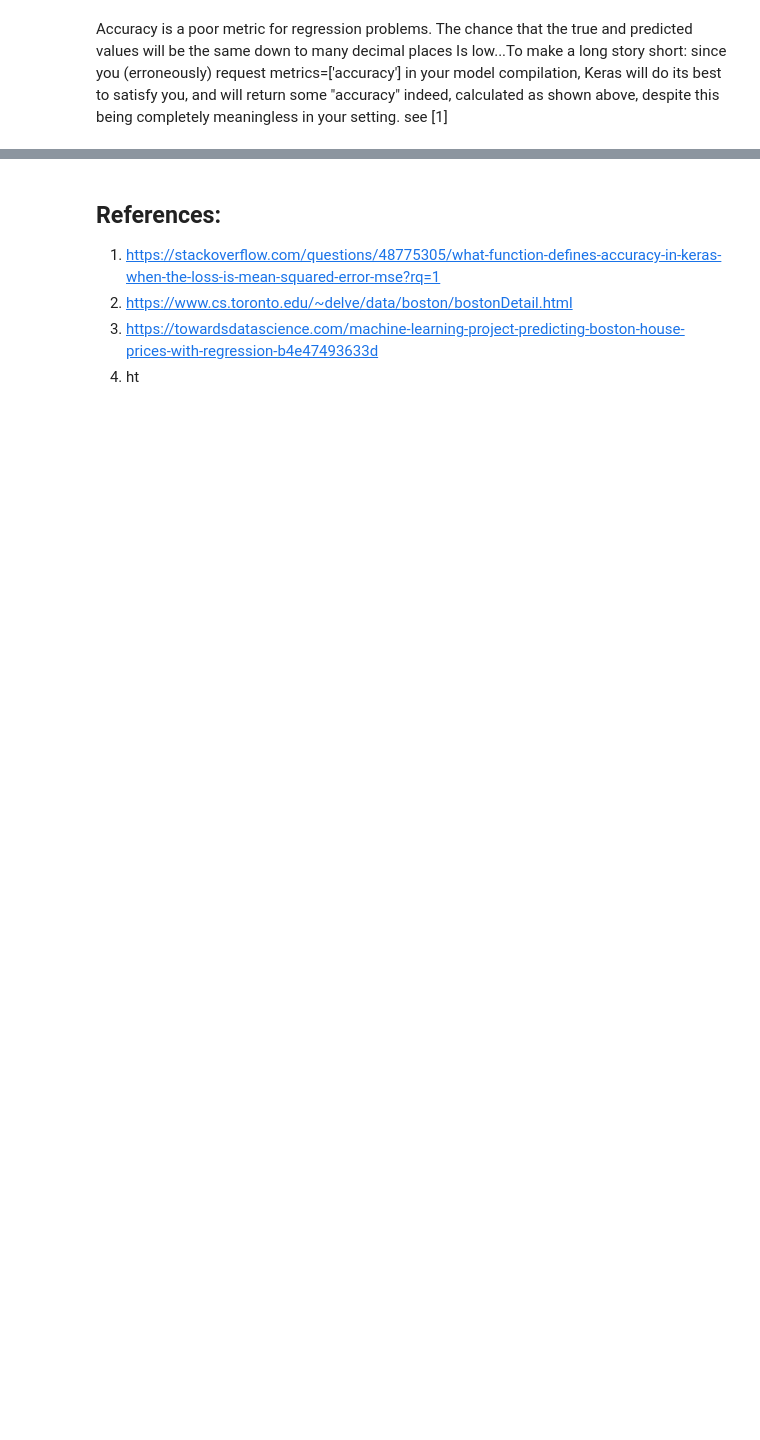
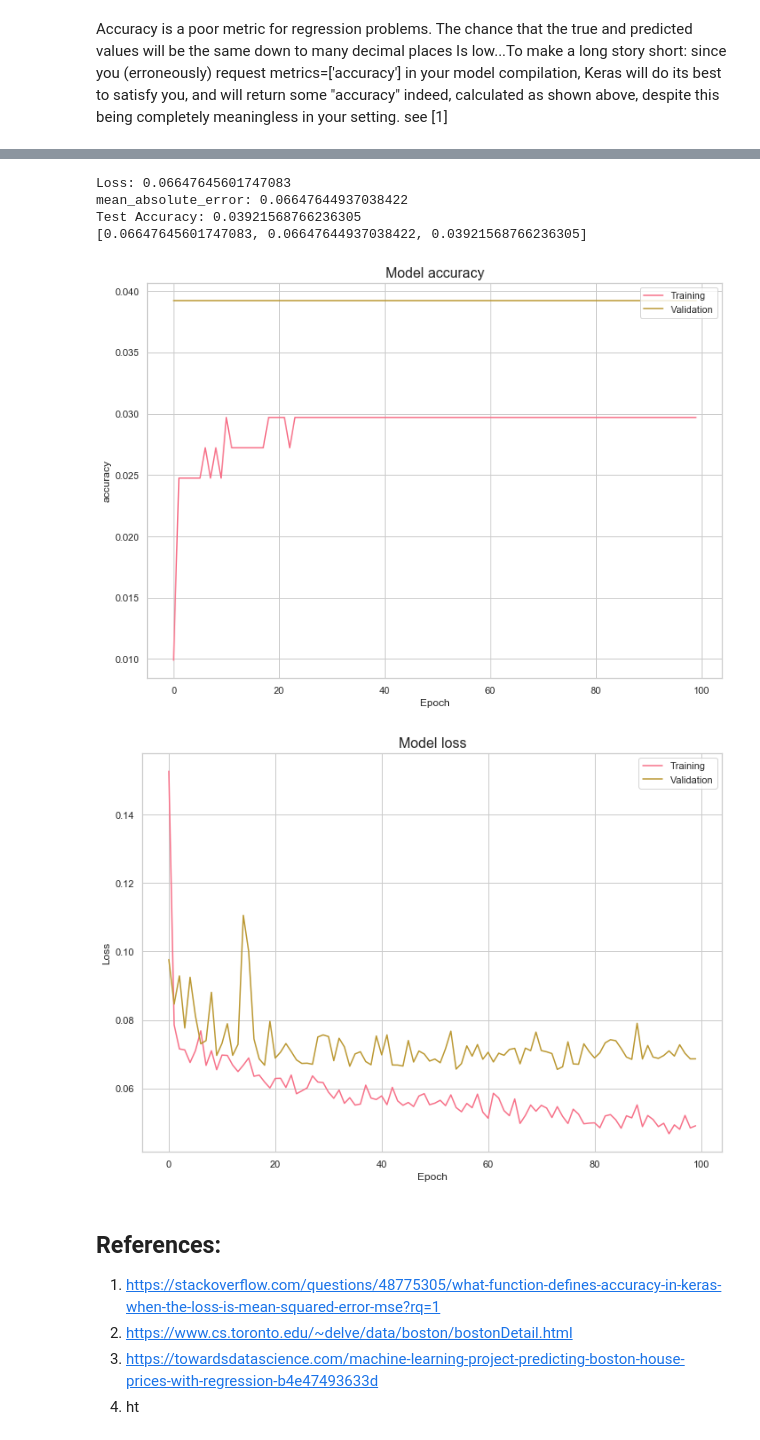
Before and after one commit to JulianConneely/MachineLearningStats, a Jupyter notebook: BostonAssignment/BostonHousePricesAnalysis.ipynb, the cells around one changed output, grey strips where cells are left out. Drawn from its saved outputs; the diff is of its cells as text; code cells hidden in the pictures; blank space fills up the shorter version.

```diff
--- a/BostonAssignment/BostonHousePricesAnalysis.ipynb
+++ b/BostonAssignment/BostonHousePricesAnalysis.ipynb
@@ -329,0 +366,19 @@ print ("keras version: " + kr.__version__)
+# %%
+# normalising the data as best practice
+from sklearn.preprocessing import MinMaxScaler
+scaler = MinMaxScaler()
+#features= pd.DataFrame(scaler.fit_transform(features), columns=features.columns)
+features= scaler.fit_transform(features)
+prices= prices.values.reshape(-1,1)
+#prices = pd.DataFrame(scaler.fit_transform(prices), columns=prices.columns)
+prices = scaler.fit_transform(prices)
+# %%
+
+# create test train and split
+from sklearn.model_selection import train_test_split
+
+# Shuffle and split the data into training and testing subsets
+X_train, X_test, y_train, y_test = train_test_split(features, prices, test_size=0.20, random_state=10)
+
+# Success
+print("The training and testing split was successful.")
@@ -330,3 +447,41 @@ print ("keras version: " + kr.__version__)
+# %%
+#print(m.metrics_names)
+score = m.evaluate(X_test, y_test, verbose = 0)
+print("Loss:", score[0])
+print("mean_absolute_error:", score[1])
+print("Test Accuracy:", score[2])
+print(score)
+# %% [output]
+Loss: 0.06647645601747083
+mean_absolute_error: 0.06647644937038422
+Test Accuracy: 0.03921568766236305
+[0.06647645601747083, 0.06647644937038422, 0.03921568766236305]
+# %%
+# Plot training & validation accuracy values
+import matplotlib.pyplot as plt
+sns.set(style="whitegrid", palette="husl", rc={'figure.figsize':(11.7,8.27)})
+
+plt.plot(hist.history['accuracy'])
+plt.plot(hist.history['val_accuracy'])
+plt.title('Model accuracy', fontsize=16)
+
+plt.ylabel('accuracy')
+plt.xlabel('Epoch')
+plt.legend(['Training', 'Validation'], loc='upper right')
+plt.show()
+
+# Plot training & validation loss values
+plt.plot(hist.history['loss'])
+plt.plot(hist.history['val_loss'])
+plt.title('Model loss', fontsize=16)
+# increasing font size
+plt.ylabel('Loss')
+plt.xlabel('Epoch')
+plt.legend(['Training', 'Validation'], loc='upper right')
+plt.show()
+# %% [output]
+[figure, added]
+[figure, added]
 # %% [markdown]
 ## References:
 1. https://stackoverflow.com/questions/48775305/what-function-defines-accuracy-in-keras-when-the-loss-is-mean-squared-error-mse?rq=1
```
Also changed, not shown: parts of 12 cells of this notebook.
